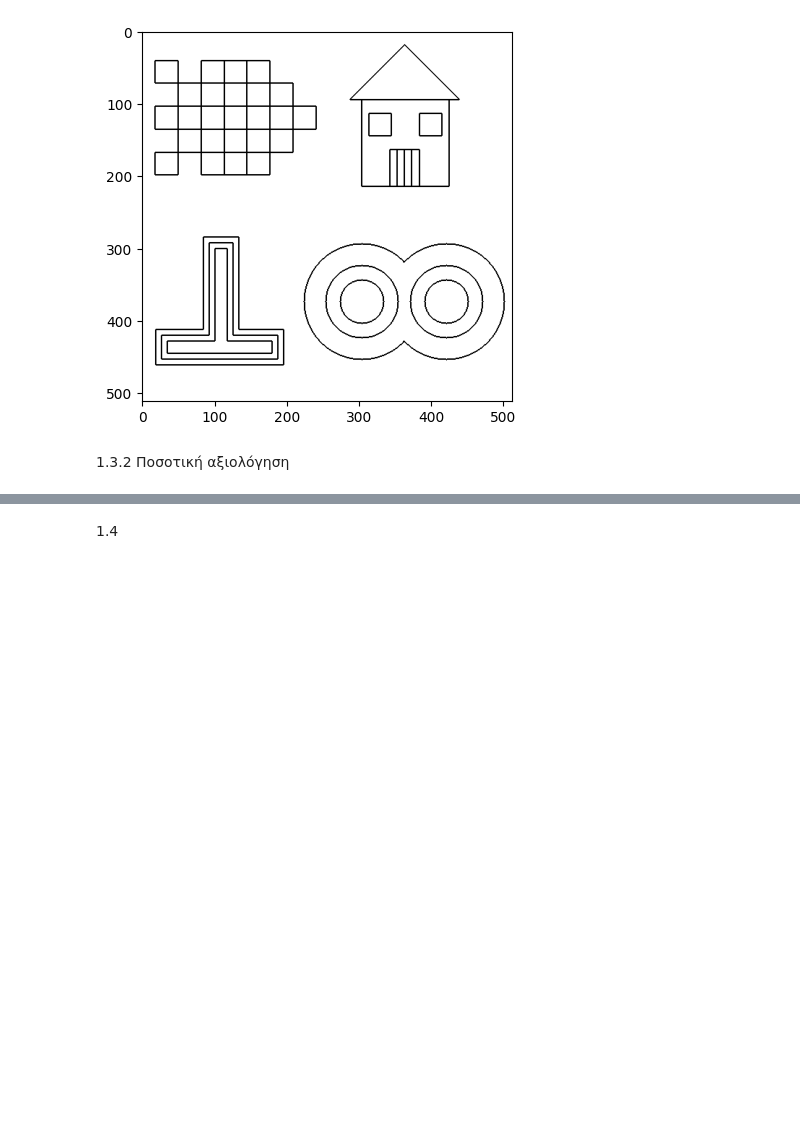
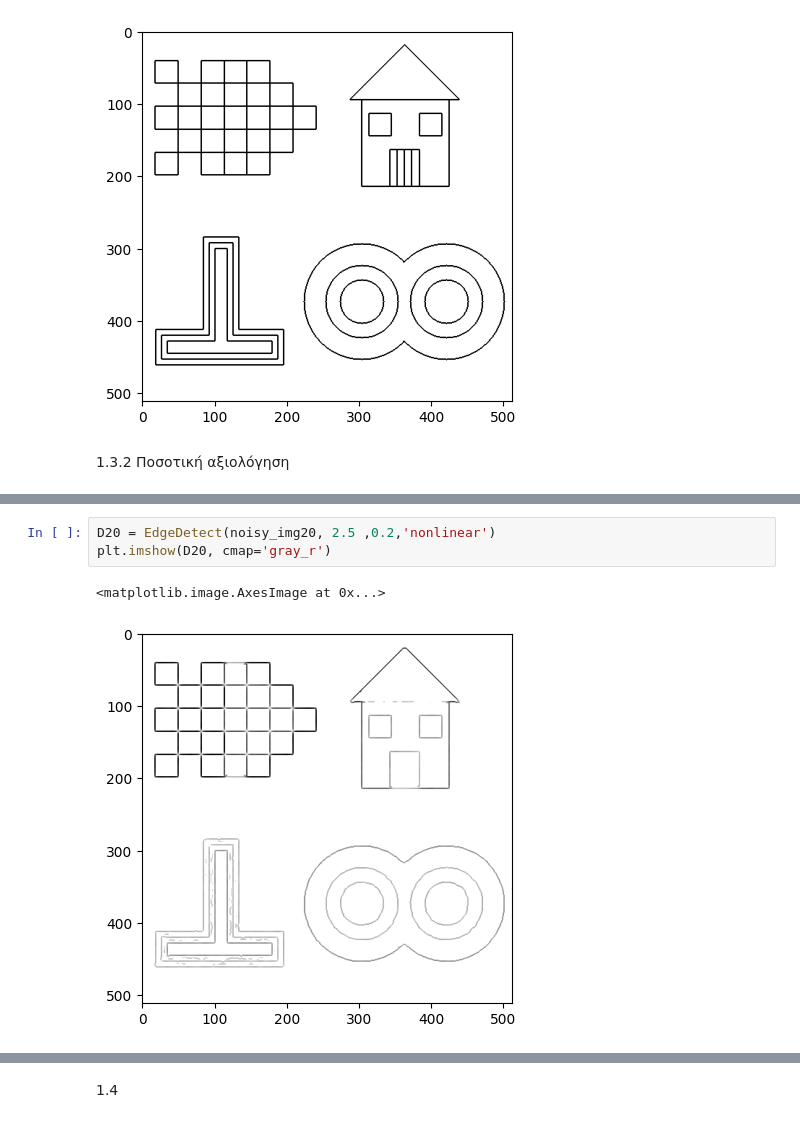
Before and after one commit to OdysseasDrys/Computer-Vision, a Jupyter notebook: lab1_1.ipynb, the cells around one changed output, grey strips where cells are left out. Drawn from its saved outputs; the diff is of its cells as text; blank space fills up the shorter version.

```diff
--- a/lab1_1.ipynb
+++ b/lab1_1.ipynb
@@ -235,0 +306,6 @@ evaluation(D,T)
+# %%
+D20 = EdgeDetect(noisy_img20, 2.5 ,0.2,'nonlinear')
+plt.imshow(D20, cmap='gray_r')
+# %% [output]
+<matplotlib.image.AxesImage at 0x...>
+[figure, added]
```
Also changed, not shown: parts of 26 cells of this notebook.
